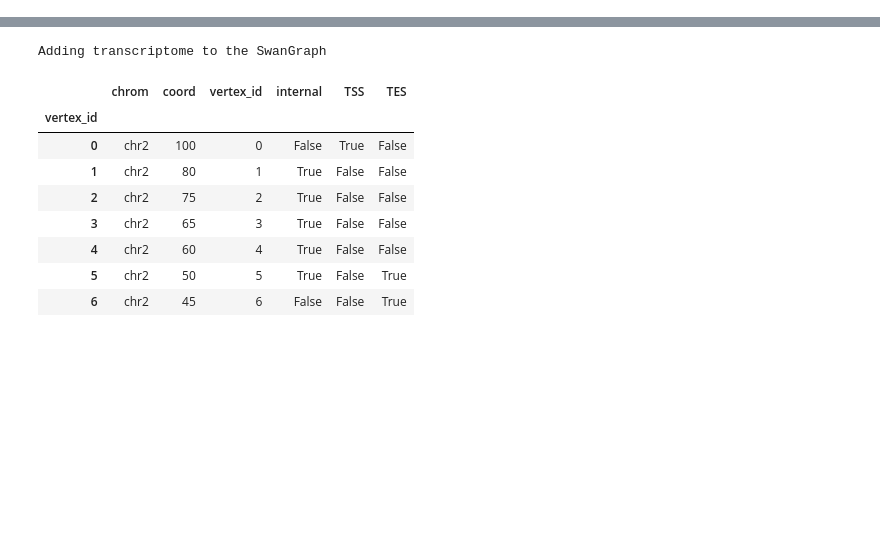
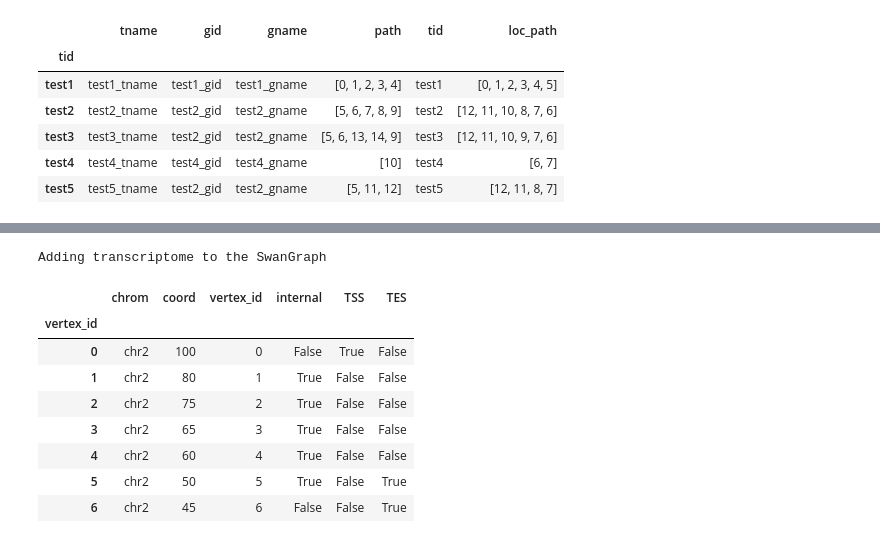
Before and after one commit to mortazavilab/swan_vis, a Jupyter notebook: tutorials/test_dev.ipynb, the cells around one changed output, grey strips where cells are left out. Saved outputs shown, nothing was run; the diff lists cells and outputs as text; code cells hidden in the pictures; blank space fills up the shorter version.

```diff
--- a/tutorials/test_dev.ipynb
+++ b/tutorials/test_dev.ipynb
@@ -7,0 +11,10 @@ import scipy.stats as st
+# %%
+sg.t_df
+# %% [output]
+|  | tname | gid | gname | path | tid | loc_path |
+| tid |  |  |  |  |  |  |
+| test1 | test1_tname | test1_gid | test1_gname | [0, 1, 2, 3, 4] | test1 | [0, 1, 2, 3, 4, 5] |
+| test2 | test2_tname | test2_gid | test2_gname | [5, 6, 7, 8, 9] | test2 | [12, 11, 10, 8, 7, 6] |
+| test3 | test3_tname | test2_gid | test2_gname | [5, 6, 13, 14, 9] | test3 | [12, 11, 10, 9, 7, 6] |
+| test4 | test4_tname | test4_gid | test4_gname | [10] | test4 | [6, 7] |
+| test5 | test5_tname | test2_gid | test2_gname | [5, 11, 12] | test5 | [12, 11, 8, 7] |
```
Also changed, not shown: parts of 3 cells of this notebook, 3 other files.
